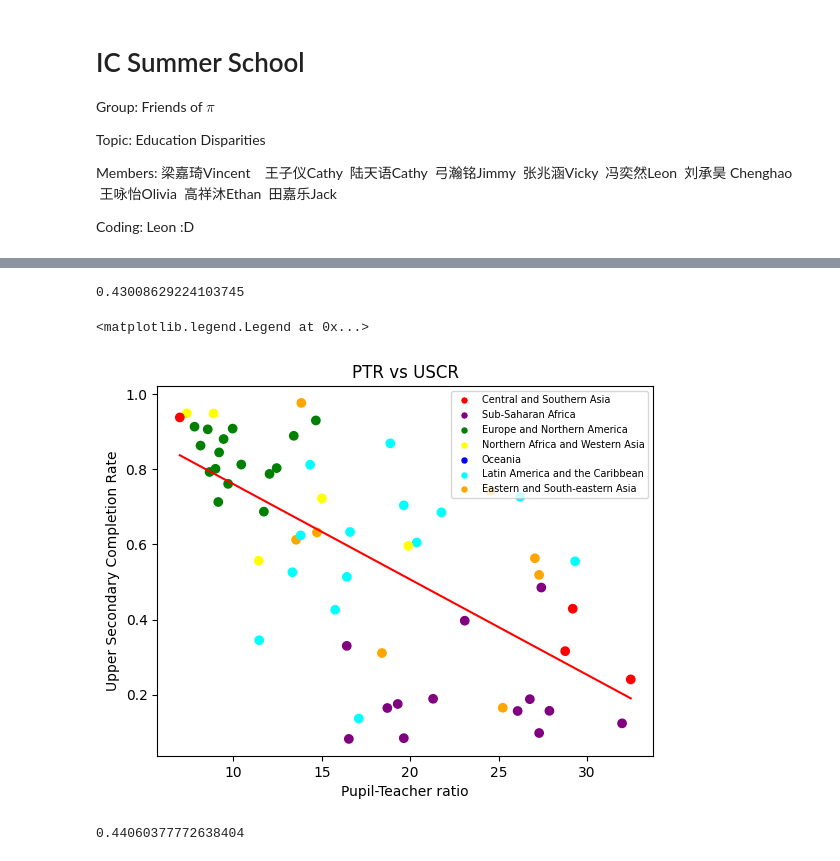
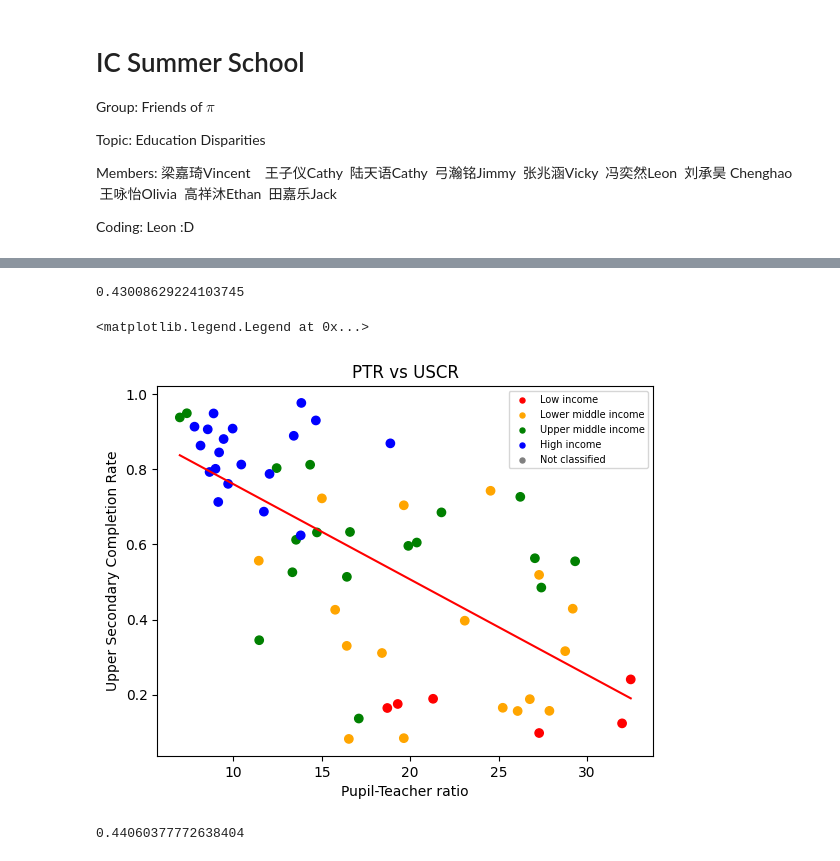
Before and after one commit to leonfyr/ic, a Jupyter notebook: data_analysis.ipynb, the cells around one changed output, grey strips where cells are left out. Saved outputs shown, nothing was run; the diff lists cells and outputs as text; code cells hidden in the pictures.

```diff
--- a/data_analysis.ipynb
+++ b/data_analysis.ipynb
@@ -110,10 +129,19 @@ c4 = ['AFG', 'AGO', 'ALB', 'AUT', 'BDI', 'BEL', 'BLZ', 'BOL', 'BRA', 'CHL', 'CHN
 # %%
+# Data Preparation
+c4 = ['AFG', 'AGO', 'ALB', 'AUT', 'BDI', 'BEL', 'BLZ', 'BOL', 'BRA', 'CHL', 'CHN', 'CIV', 'COL', 'CRI', 'CYP', 'DEU', 'DJI', 'DOM', 'ECU', 'EGY',
+ 'ESP', 'EST', 'FIN', 'GEO', 'GHA','GRC', 'GTM', 'HND', 'IDN', 'IND', 'ITA', 'JOR', 'KAZ', 'KOR', 'LAO', 'LTU', 'LUX', 'LVA', 'MEX', 'MLI', 'MMR',
+ 'MRT', 'NOR', 'NPL', 'PAN', 'PER', 'PHL', 'PRT', 'PSE', 'RWA', 'SEN', 'SLE', 'SLV', 'SVN', 'TCD', 'THA', 'TLS', 'TZA', 'USA','ZAF']
+
+ss = sal.loc[lambda x:x["sex"] == "Total",["country","value"]]
+ss.index = [i for i in range(len(ss["country"]))]
+
 total = gen_data(edu,"Total")
+
 uu = pd.DataFrame({
     "country":[i[0] for i in total],
     "uscr":[i[1] for i in total]
 })
-color_map = {
+color_map_region = {
     'Central and Southern Asia':"red",
     'Sub-Saharan Africa':"purple",
     'Europe and Northern America':"green",
@@ -121,6 +149,13 @@ color_map = {
     'Oceania':"blue",
     'Latin America and the Caribbean':"cyan",
     'Eastern and South-eastern Asia':"orange"
+}
+color_map_income = {
+    'Low income':"red",
+    'Lower middle income':"orange",
+    'Upper middle income':"green",
+    'High income':"blue",
+    'Not classified':"grey"
 }
 gg = gdp[["country","value"]]
 pp = ptr[["country","value"]]
@@ -130,24 +165,28 @@ g2 = [0 for i in range(len(cc))]
 p2 = [0 for i in range(len(cc))]
 s2 = [0 for i in range(len(cc))]
 r2 = ["" for i in range(len(cc))]
+i2 = ["" for i in range(len(cc))]
 for i in range(len(cc)):
     for j in range(len(uu["country"])):
         if uu["country"][j] == cc[i]:
             u2[i] = uu["uscr"][j]
-for i in range(len(cc)):
+
     for j in range(len(gg["country"])):
         if gg["country"][j] == cc[i]:
             g2[i] = gg["value"][j]
-for i in range(len(cc)):
+
     for j in range(len(pp["country"])):
         if pp["country"][j] == cc[i]:
             p2[i] = pp["value"][j]
-for i in range(len(cc)):
+
     for j in range(len(ss["country"])):
         if ss["country"][j] == cc[i]:
             s2[i] = ss["value"][j]
-for i in range(len(cc)):
+
     for j in range(len(region["country"])):
         if region["country"][j] == cc[i]:
-            r2[i] = color_map[region["region"][j]]
-g2
+            r2[i] = color_map_region[region["region"][j]]
+
+    for j in range(len(region["country"])):
+        if income["country"][j] == cc[i]:
+            i2[i] = color_map_income[income["income"][j]]
@@ -211,21 +214,23 @@ blue = plt.scatter([],[],c="blue")
 # %%
-cyan = plt.scatter([],[],c="cyan")
-orange = plt.scatter([],[],c="orange")
+# PTR
+plt.scatter(p2,u2,c=i2)
+legendy = list(color_map_income.keys())
+legendx = [plt.scatter([],[],c=i) for i in color_map_income.values()]
 
 x_lg = pd.DataFrame(p2)
 model = LinearRegression()
 model.fit(x_lg,pd.DataFrame(u2))
 xxx = np.linspace(min(p2),max(p2),50)
 print(model.score(x_lg,pd.DataFrame(u2)))
 plt.plot(xxx,model.predict(pd.DataFrame(xxx)),color = "red")
 plt.xlabel("Pupil-Teacher ratio")
 plt.ylabel("Upper Secondary Completion Rate")
 plt.title("PTR vs USCR")
-plt.legend([red,purple,green,yellow,blue,cyan,orange],labelss,markerscale=0.6,fontsize=7)
+plt.legend(legendx,legendy,markerscale=0.6,fontsize=7)
 # %% [output]
 0.43008629224103745
 <matplotlib.legend.Legend at 0x...>
-[figure, old version]
+[figure, new version]
 # %%
 # Salary
 plt.scatter(s2,u2,c=r2)
```
Also changed, not shown: parts of 25 cells of this notebook, 1 other file.
